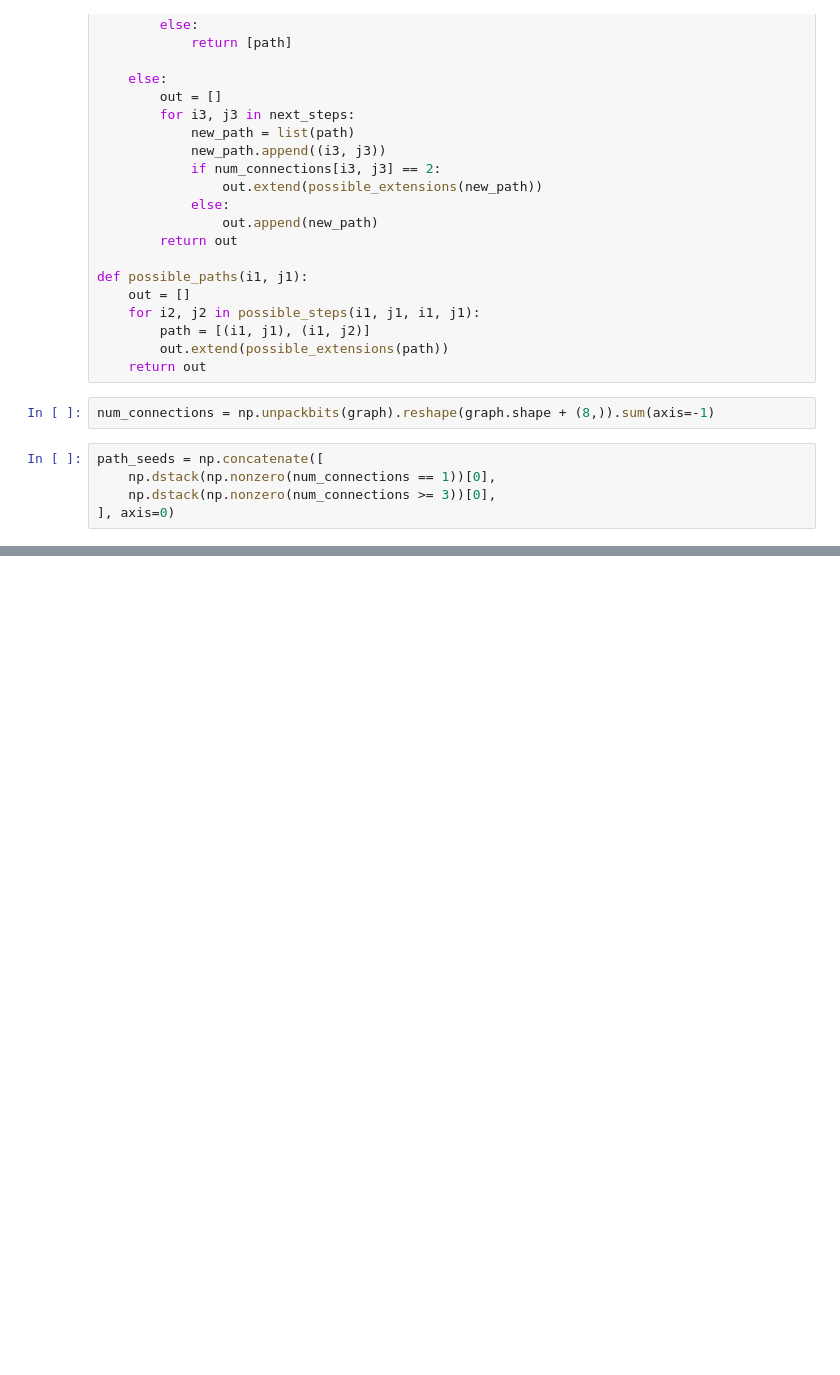
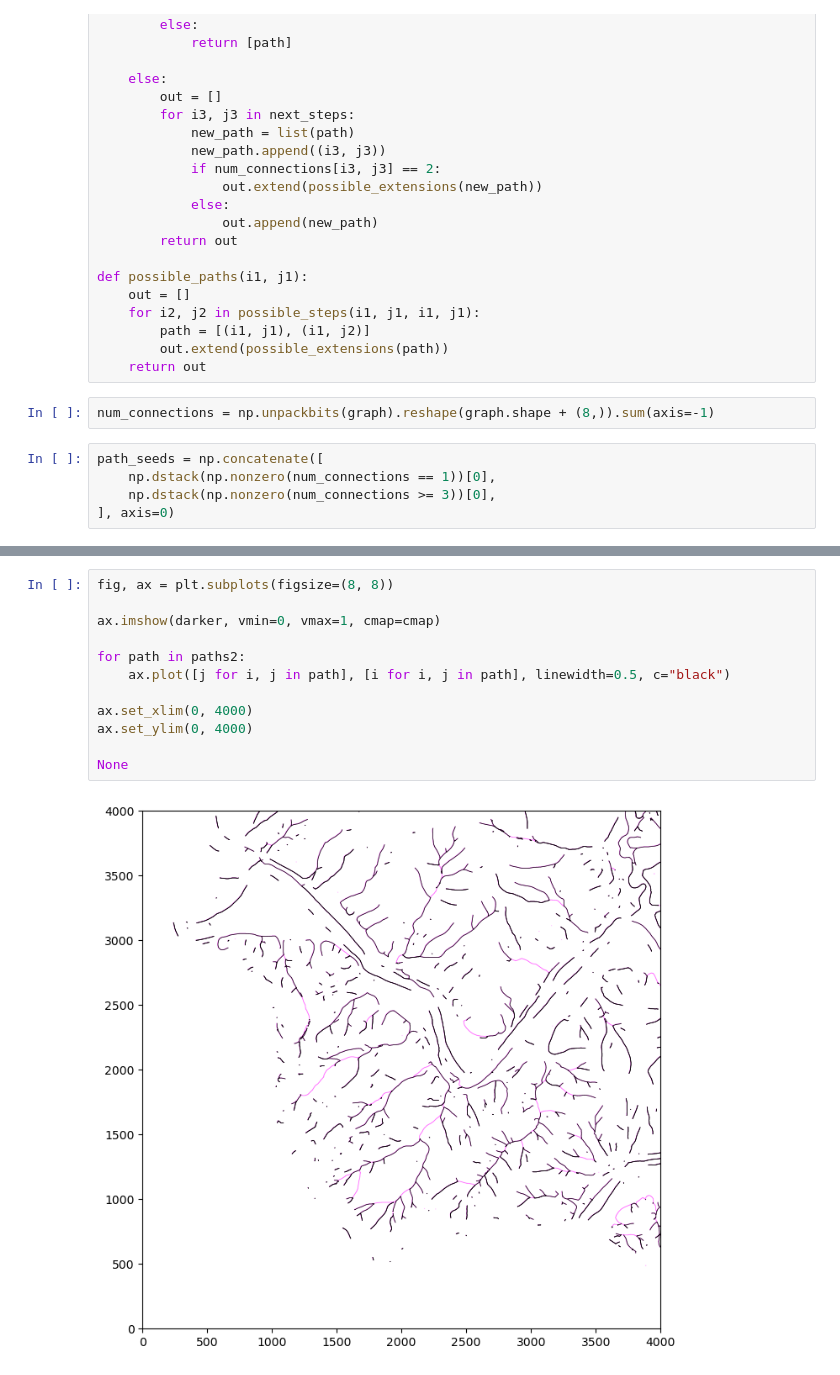
Before and after one commit to dsi-rse/gully-map, a Jupyter notebook: notebooks/quick-graph-analysis.ipynb, the cells around one changed output, grey strips where cells are left out. Cells and saved outputs as stored; diff of their text form; blank space fills up the shorter version.

```diff
--- a/notebooks/quick-graph-analysis.ipynb
+++ b/notebooks/quick-graph-analysis.ipynb
@@ -163,0 +202,14 @@ None
+# %%
+fig, ax = plt.subplots(figsize=(8, 8))
+
+ax.imshow(darker, vmin=0, vmax=1, cmap=cmap)
+
+for path in paths2:
+    ax.plot([j for i, j in path], [i for i, j in path], linewidth=0.5, c="black")
+
+ax.set_xlim(0, 4000)
+ax.set_ylim(0, 4000)
+
+None
+# %% [output]
+[figure, added]
```
Also changed, not shown: parts of 13 cells of this notebook.
